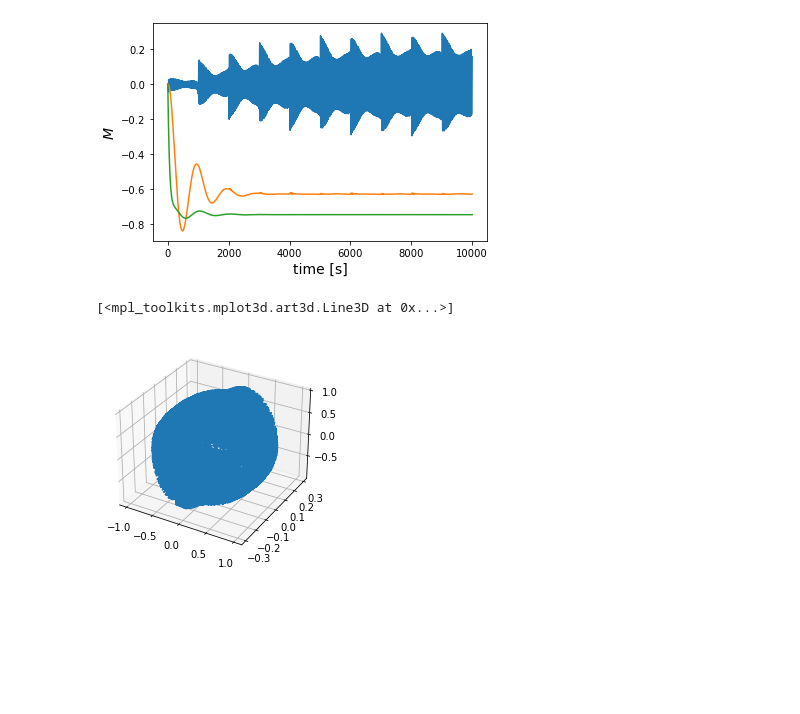
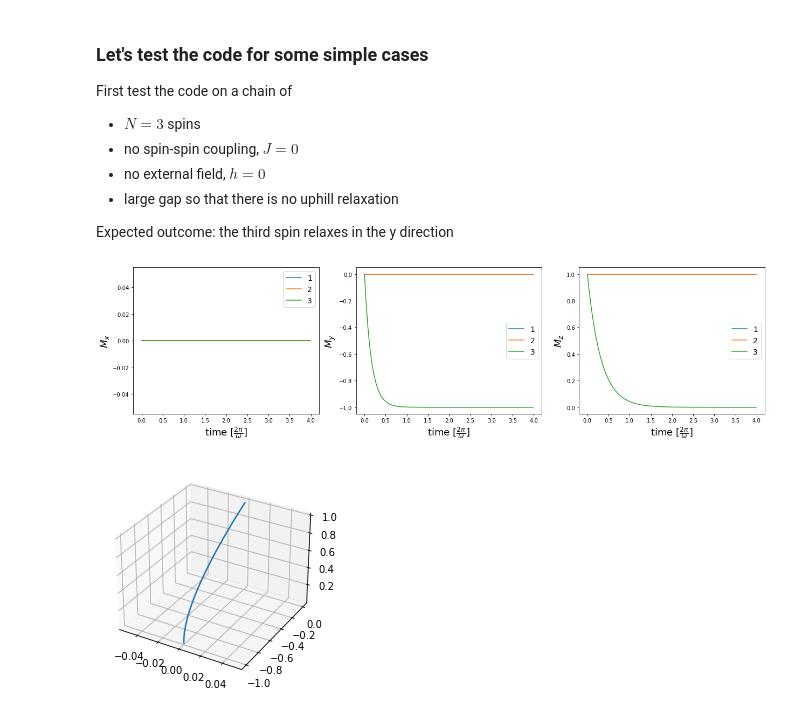
Before and after one commit to gubazoltan/MSc-Course-ComputerSimulationsInPhysics, a Jupyter notebook: ProjectWork/spinchain_dynamics_tester.ipynb, the cells around one changed output. Drawn from its saved outputs; the diff is of its cells as text; code cells hidden in the pictures; blank space fills up the shorter version.

```diff
--- a/ProjectWork/spinchain_dynamics_tester.ipynb
+++ b/ProjectWork/spinchain_dynamics_tester.ipynb
@@ -6,32 +6,48 @@ import spinchain_dynamics_v2 as spd
+# %% [markdown]
+### Let's test the code for some simple cases
+
+First test the code on a chain of
+
+- $N=3$ spins
+- no spin-spin coupling, $J=0$
+- no external field, $h = 0$
+- large gap so that there is no uphill relaxation
+
+Expected outcome: the third spin relaxes in the y direction
 # %%
 N = 3
-J = 0.25
-h = 1
-gammat = 2
-esplit = 0.2
+J = 0
+h = 0
+gammat = 1
+esplit = 10
 w = 1
-Beta = 10
-dtnum = 1000
-tintnum = 10
+Beta = 1
+dtnum = 100
+tintnum = 4
 
 params = N, J, h, gammat, esplit, w, Beta, dtnum, tintnum
 # %%
 magns = spd.lindsolve(params)
-# %%
-fig = plt.figure()
-plt.plot(magns[:,0,1])
-plt.plot(magns[:,1,1])
-plt.plot(magns[:,2,1])
-
-plt.xlabel("time [s]", fontsize = 14)
-plt.ylabel(r"$M$", fontsize = 14)
-plt.show()
-# %% [output]
-[figure, removed]
+# %%
+fig, axs = plt.subplots(1,3,figsize = (21,5))
+
+for i in range(3):
+    ax = axs[i]
+    direction = i
+    directs = ["x","y","z"]
+
+    ax.plot(np.arange(dtnum*tintnum)/dtnum,magns[:,0,direction], label = "1")
+    ax.plot(np.arange(dtnum*tintnum)/dtnum,magns[:,1,direction], label = "2")
+    ax.plot(np.arange(dtnum*tintnum)/dtnum,magns[:,2,direction], label = "3")
+
+    ax.set_xlabel(r"time [$\frac{2 \pi }{ \omega}$]", fontsize = 18)
+    ax.set_ylabel(f"$M_{directs[direction]}$", fontsize = 18)
+    ax.legend(fontsize = 14)
+# %% [output]
+[figure, added]
 # %%
 fig = plt.figure()
 ax = plt.axes(projection='3d')
-ax.plot3D(magns[:,0,0],magns[:,0,1],magns[:,0,2])
+ax.plot3D(magns[:,2,0],magns[:,2,1],magns[:,2,2]);
 # %% [output]
-[<mpl_toolkits.mplot3d.art3d.Line3D at 0x...>]
-[figure, old version]
+[figure, new version]
```
Also changed, not shown: parts of 18 cells of this notebook, 10 other files.
